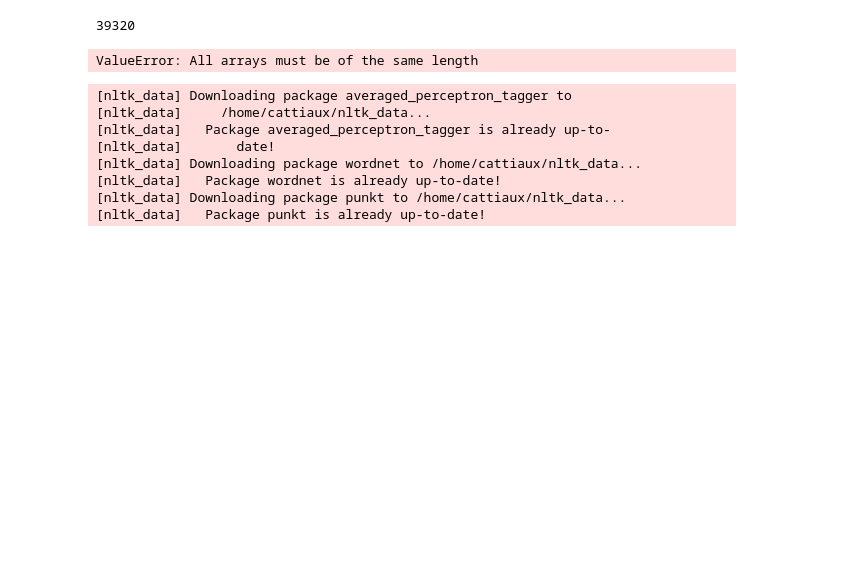
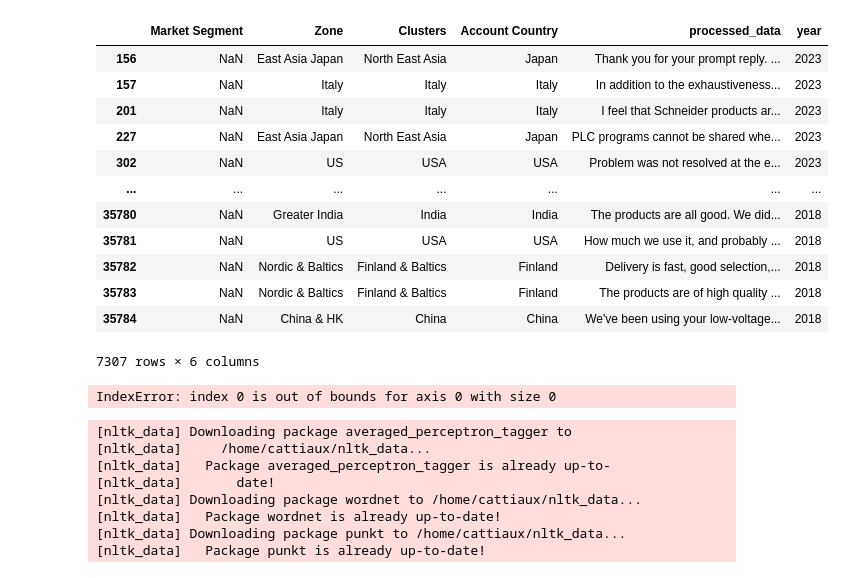
Before and after one commit to rachidje/wassati_bertopic, a Jupyter notebook: notebooks/schneider.ipynb, the cells around one changed output. Drawn from its saved outputs; the diff is of its cells as text; code cells hidden in the pictures; blank space fills up the shorter version.

Commit message:
maj schneider new dashboard

```diff
--- a/notebooks/schneider.ipynb
+++ b/notebooks/schneider.ipynb
@@ -55,5 +55,5 @@ df3['year_month'] = df3['Response Date'].dt.to_period('M').dt.to_timestamp()
 df4 = pd.read_csv("/media/cattiaux/DATA/Wassati/team_data/schneider/df_all_labelled.csv", dtype={'year': str})
 # df4['year'] = df4['year'].astype(str)
 # %%
-df_full = pd.read_csv("../data/csv_files/schneider_all_processed_labelled_full.csv", dtype={'year': str})
+df_full = pd.read_csv("../data/csv_files/schneider_all_processed_labelled_full_newBertopic.csv", dtype={'year': str})
 df_full_commented = df_full[df_full['non_empty_rows']]
@@ -1556,25 +1597,4 @@ fig = create_chart_per_class(df4, topic_model_merged, "single_emotion_label",
 fig
-# %%
-len(df4)
-len(df_full_commented)
-# %% [output]
-39320
-# %%
-### Graph barchart topics by group
-
-# visualize the topic representation of major topics per group:
-group = "year"
-fig = old_create_chart_per_class(df_full_commented, topic_model_merged, group,
-                             custom_labels=True,
-                             percentage_by="Topic",
-                             title=f"Topics per {group}",
-                             width=1400, height=750)
-# Save the figure as an HTML file
-# save_graph_html(fig, f"../data/graphs/Clustering/topic_repartition/by_{group}", f"model_merged_per_{group}")
-# save_graph_html(fig, f"../data/graphs/Clustering/topic_repartition/by_{group}", f"model_merged_per_{group}_pct")
-fig
-# %% [output]
-ValueError: All arrays must be of the same length
 # %%
 ### Graph barchart topics by "by_class_name" parameter for each value from "subclass_names"
 
@@ -1612,11 +1633,38 @@ for filter_value in df4[filter_group].unique() :
+# %%
+df_full_commented[df_full_commented["Market Segment"].isnull()][["Market Segment","Zone","Clusters","Account Country","processed_data","year"]]
+# %% [output]
+|  | Market Segment | Zone | Clusters | Account Country | processed_data | year |
+| 156 | NaN | East Asia Japan | North East Asia | Japan | Thank you for your prompt reply. ... | 2023 |
+| 157 | NaN | Italy | Italy | Italy | In addition to the exhaustiveness... | 2023 |
+| 201 | NaN | Italy | Italy | Italy | I feel that Schneider products ar... | 2023 |
+| 227 | NaN | East Asia Japan | North East Asia | Japan | PLC programs cannot be shared whe... | 2023 |
+| 302 | NaN | US | USA | USA | Problem was not resolved at the e... | 2023 |
+| ... | ... | ... | ... | ... | ... | ... |
+| 35780 | NaN | Greater India | India | India | The products are all good. We did... | 2018 |
+| 35781 | NaN | US | USA | USA | How much we use it, and probably ... | 2018 |
+| 35782 | NaN | Nordic & Baltics | Finland & Baltics | Finland | Delivery is fast, good selection,... | 2018 |
+| 35783 | NaN | Nordic & Baltics | Finland & Baltics | Finland | The products are of high quality ... | 2018 |
+| 35784 | NaN | China & HK | China | China | We've been using your low-voltage... | 2018 |
+7307 rows × 6 columns
 # %%
+# Create a dictionary that match column name to a shorter name for saving name file
+shorter_names={
+    "single_emotion_label":"emotion",
+    "sentiment_label":"sentiment",
+    "Market Segment":"market",
+    "Account Country":"country",
+    "Zone":"zone",
+    "Clusters":"cluster",
+    "year":"year"
+}
+
 filter_group = "year"
 filter_group_shorter = shorter_names[filter_group]
 by_class_name = "single_emotion_label"
 # Loop for each value from the subclass
-for filter_value in df4[filter_group].unique() :
+for filter_value in df_full_commented[filter_group].unique() :
     # visualize the topic representation of major topics per by_class_name for each value from subclass_name:
-    fig = old_create_chart_per_class(df4, topic_model_merged, by_class_name,
+    fig = old_create_chart_per_class(df_full_commented, topic_model_merged, by_class_name,
                                 filter=True,
                                 filter_group=filter_group, filter_value=filter_value,
                                 sortedBy="Frequency",
@@ -1629,7 +1677,9 @@ for filter_value in df4[filter_group].unique() :
     # Save the figure as an HTML file
     path = f"../data/graphs/Sentiment_Analysis/by_emotion/repartition_per_topic/class_by_emotions/by_{filter_group}"
     # save_graph_html(fig, path, str(filter_value))
-    save_graph_html(fig, path, str(filter_value)+"_class_pct")
+    # save_graph_html(fig, path, "new_"+str(filter_value)+"class_pct")
+# %% [output]
+IndexError: index 0 is out of bounds for axis 0 with size 0
 # %%
 ### Graph barchart for each topic with their top 5 keywords
 
```
Also changed, not shown: parts of 8 cells of this notebook, 5 other files.
